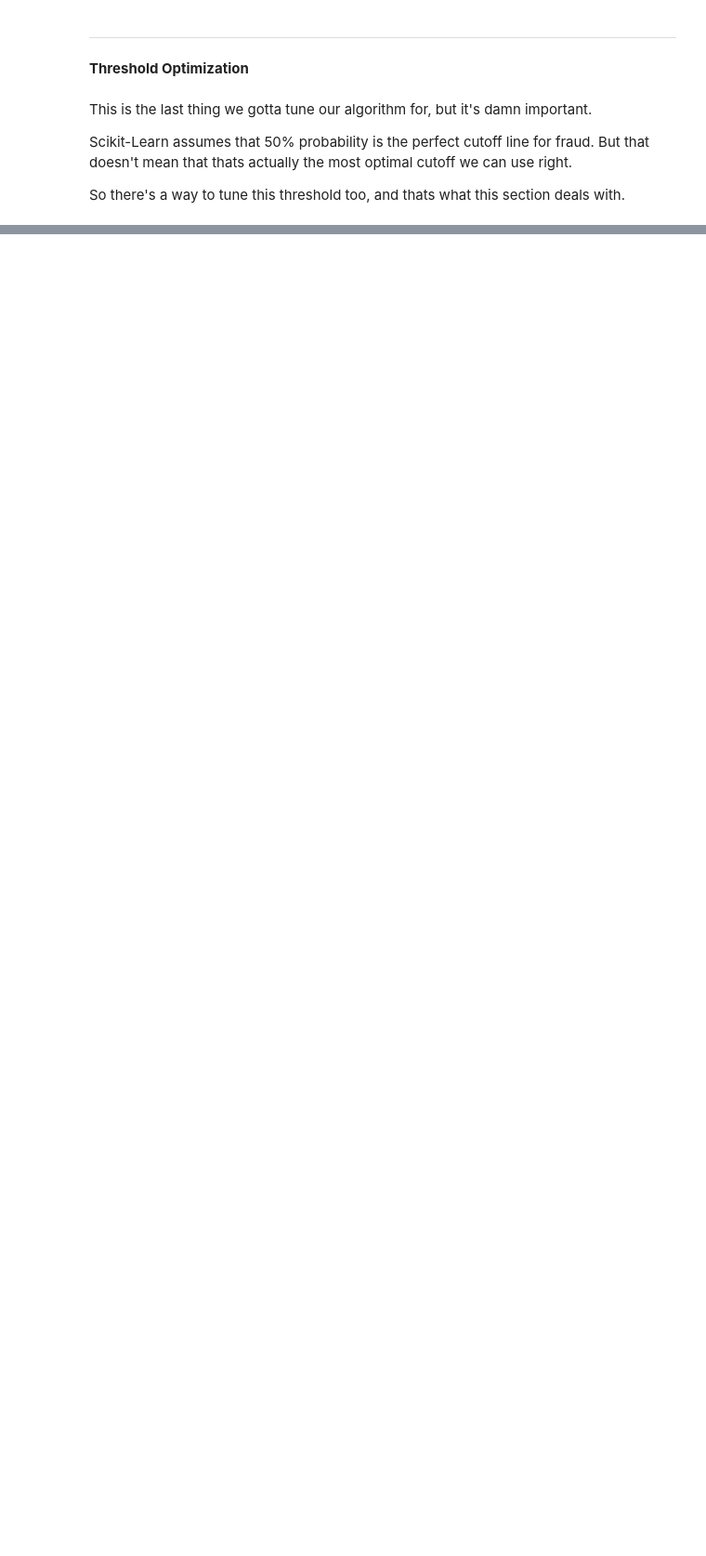
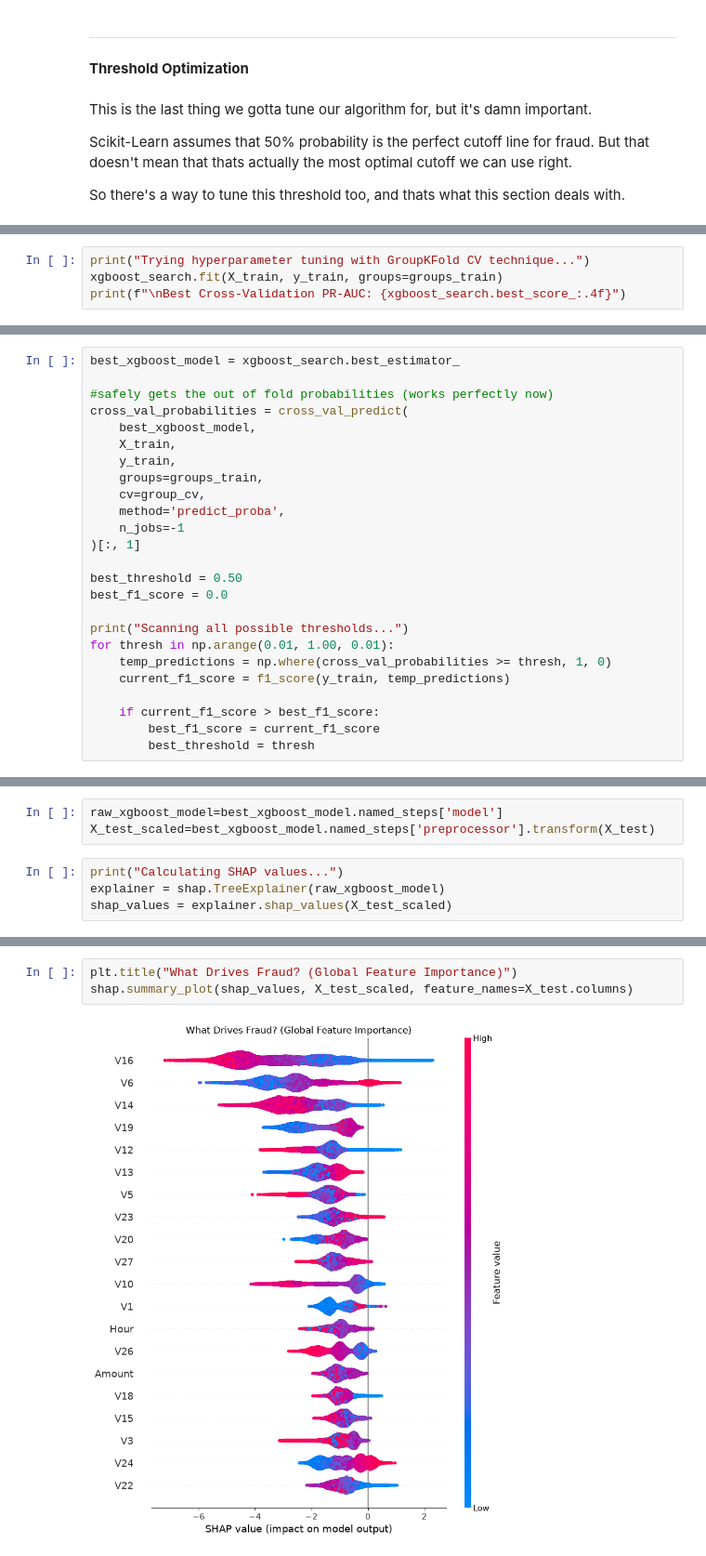
Before and after one commit to dev-khanna/FraudLens-Explainable-ML-for-Credit-Card-Fraud-Detection, a Jupyter notebook: fraud_detection.ipynb, the cells around one changed output, grey strips where cells are left out. Shown at 93% size. Cells and saved outputs as stored; diff of their text form; blank space fills up the shorter version.

```diff
--- a/fraud_detection.ipynb
+++ b/fraud_detection.ipynb
@@ -977,0 +1142,4 @@ So there's a way to tune this threshold too, and thats what this section deals w
+# %%
+print("Trying hyperparameter tuning with GroupKFold CV technique...")
+xgboost_search.fit(X_train, y_train, groups=groups_train)
+print(f"\nBest Cross-Validation PR-AUC: {xgboost_search.best_score_:.4f}")
@@ -977,0 +1155,25 @@ So there's a way to tune this threshold too, and thats what this section deals w
+# %%
+best_xgboost_model = xgboost_search.best_estimator_
+
+#safely gets the out of fold probabilities (works perfectly now)
+cross_val_probabilities = cross_val_predict(
+    best_xgboost_model,
+    X_train,
+    y_train,
+    groups=groups_train,
+    cv=group_cv,
+    method='predict_proba',
+    n_jobs=-1
+)[:, 1]
+
+best_threshold = 0.50
+best_f1_score = 0.0
+
+print("Scanning all possible thresholds...")
+for thresh in np.arange(0.01, 1.00, 0.01):
+    temp_predictions = np.where(cross_val_probabilities >= thresh, 1, 0)
+    current_f1_score = f1_score(y_train, temp_predictions)
+
+    if current_f1_score > best_f1_score:
+        best_f1_score = current_f1_score
+        best_threshold = thresh
@@ -977,0 +1243,7 @@ So there's a way to tune this threshold too, and thats what this section deals w
+# %%
+raw_xgboost_model=best_xgboost_model.named_steps['model']
+X_test_scaled=best_xgboost_model.named_steps['preprocessor'].transform(X_test)
+# %%
+print("Calculating SHAP values...")
+explainer = shap.TreeExplainer(raw_xgboost_model)
+shap_values = explainer.shap_values(X_test_scaled)
@@ -977,0 +1252,5 @@ So there's a way to tune this threshold too, and thats what this section deals w
+# %%
+plt.title("What Drives Fraud? (Global Feature Importance)")
+shap.summary_plot(shap_values, X_test_scaled, feature_names=X_test.columns)
+# %% [output]
+[figure, added]
```
Also changed, not shown: parts of 32 cells of this notebook, 12 other files.
